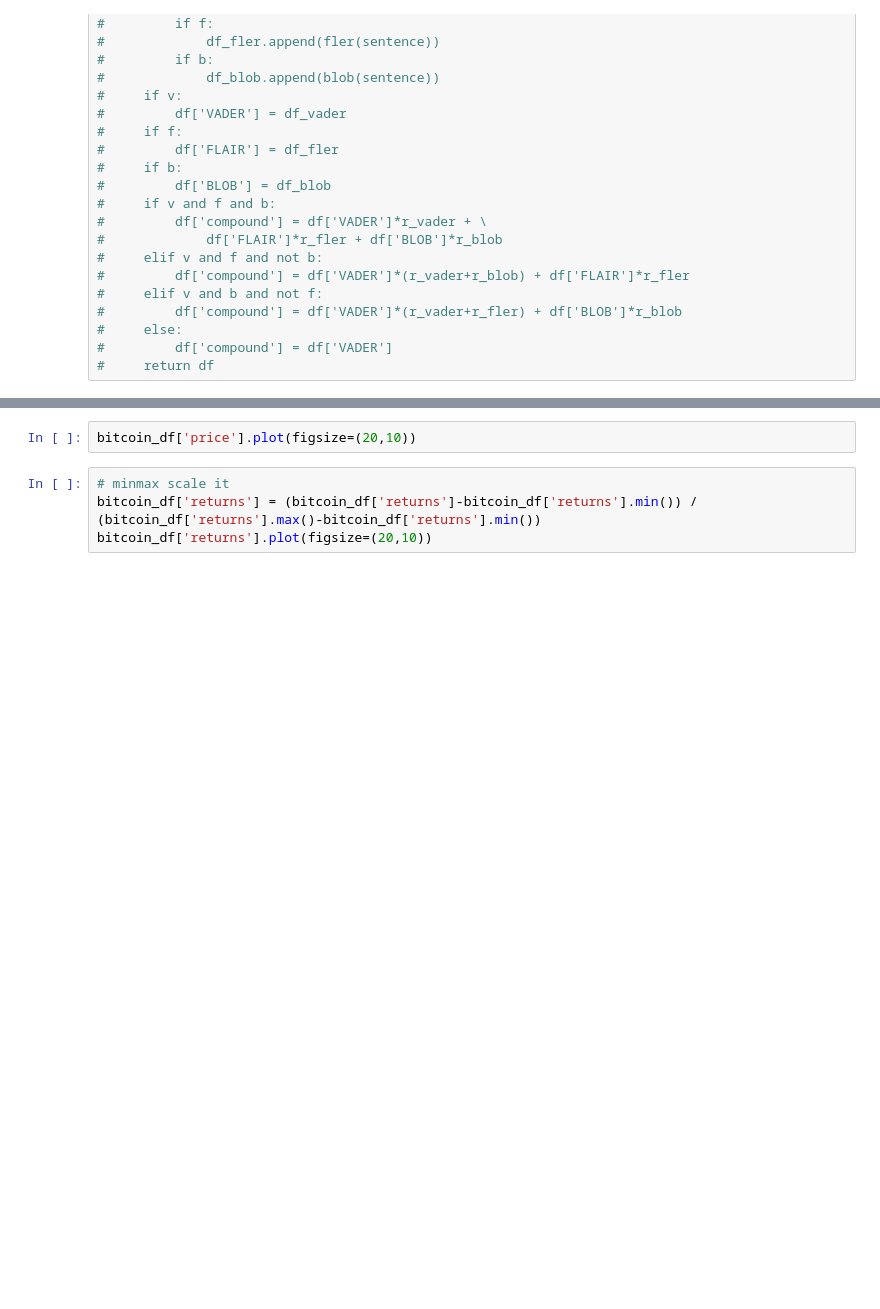
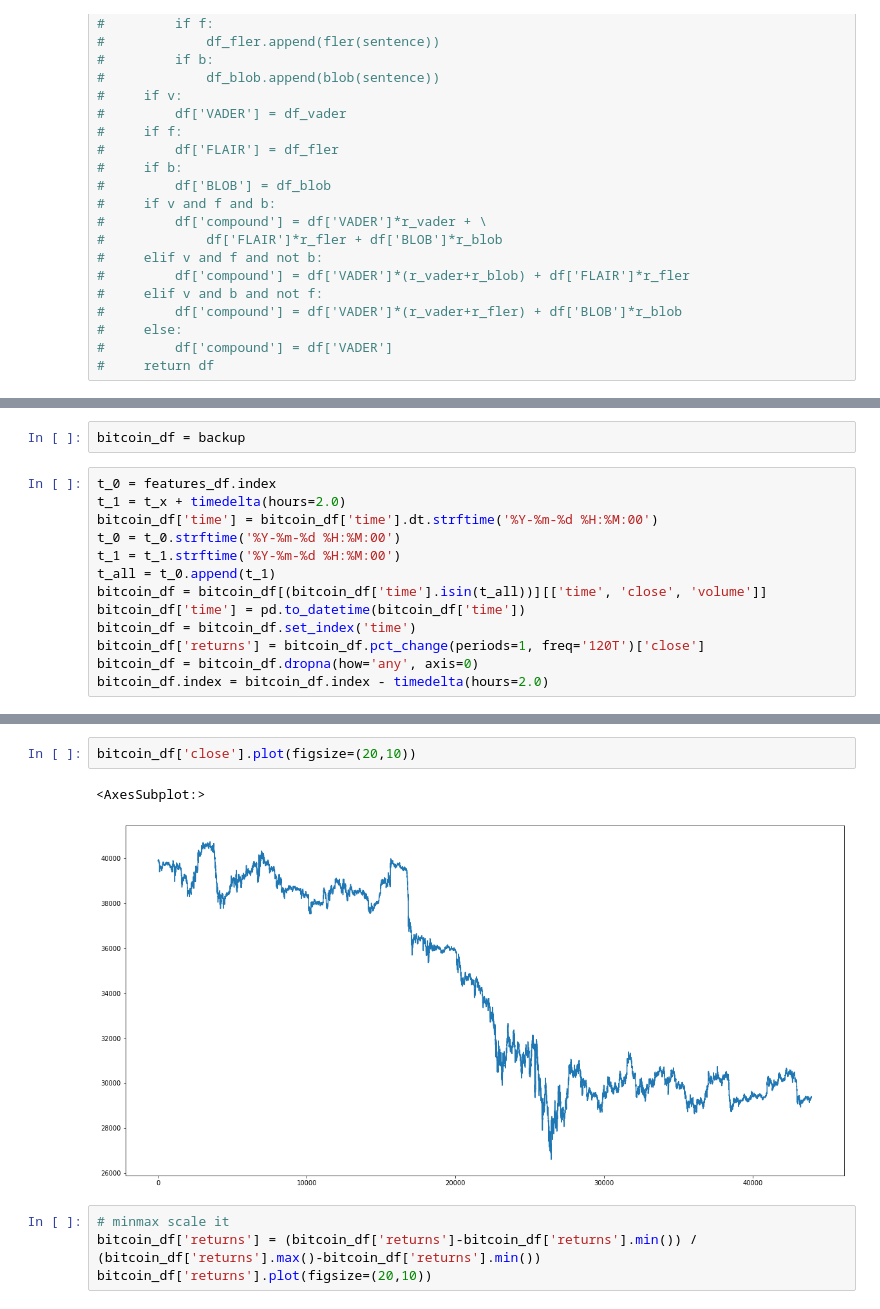
Before and after one commit to Amin-Debabeche/FinEconometrics, a Jupyter notebook: scripts/sentiment_analysis/functions/cleaning.ipynb, the cells around one changed output, grey strips where cells are left out. Drawn from its saved outputs; the diff is of its cells as text; blank space fills up the shorter version.

```diff
--- a/scripts/sentiment_analysis/functions/cleaning.ipynb
+++ b/scripts/sentiment_analysis/functions/cleaning.ipynb
@@ -237,0 +231,15 @@ tmp = pd.concat(tmp)
+# %%
+bitcoin_df = backup
+# %%
+t_0 = features_df.index
+t_1 = t_x + timedelta(hours=2.0)
+bitcoin_df['time'] = bitcoin_df['time'].dt.strftime('%Y-%m-%d %H:%M:00')
+t_0 = t_0.strftime('%Y-%m-%d %H:%M:00')
+t_1 = t_1.strftime('%Y-%m-%d %H:%M:00')
+t_all = t_0.append(t_1)
+bitcoin_df = bitcoin_df[(bitcoin_df['time'].isin(t_all))][['time', 'close', 'volume']]
+bitcoin_df['time'] = pd.to_datetime(bitcoin_df['time'])
+bitcoin_df = bitcoin_df.set_index('time')
+bitcoin_df['returns'] = bitcoin_df.pct_change(periods=1, freq='120T')['close']
+bitcoin_df = bitcoin_df.dropna(how='any', axis=0)
+bitcoin_df.index = bitcoin_df.index - timedelta(hours=2.0)
@@ -238,5 +266,8 @@ tmp = pd.concat(tmp)
 # %%
-bitcoin_df['price'].plot(figsize=(20,10))
+bitcoin_df['close'].plot(figsize=(20,10))
+# %% [output]
+<AxesSubplot:>
+[figure, added]
 # %%
 # minmax scale it
 bitcoin_df['returns'] = (bitcoin_df['returns']-bitcoin_df['returns'].min()) / (bitcoin_df['returns'].max()-bitcoin_df['returns'].min())
```
Also changed, not shown: parts of 27 cells of this notebook.
